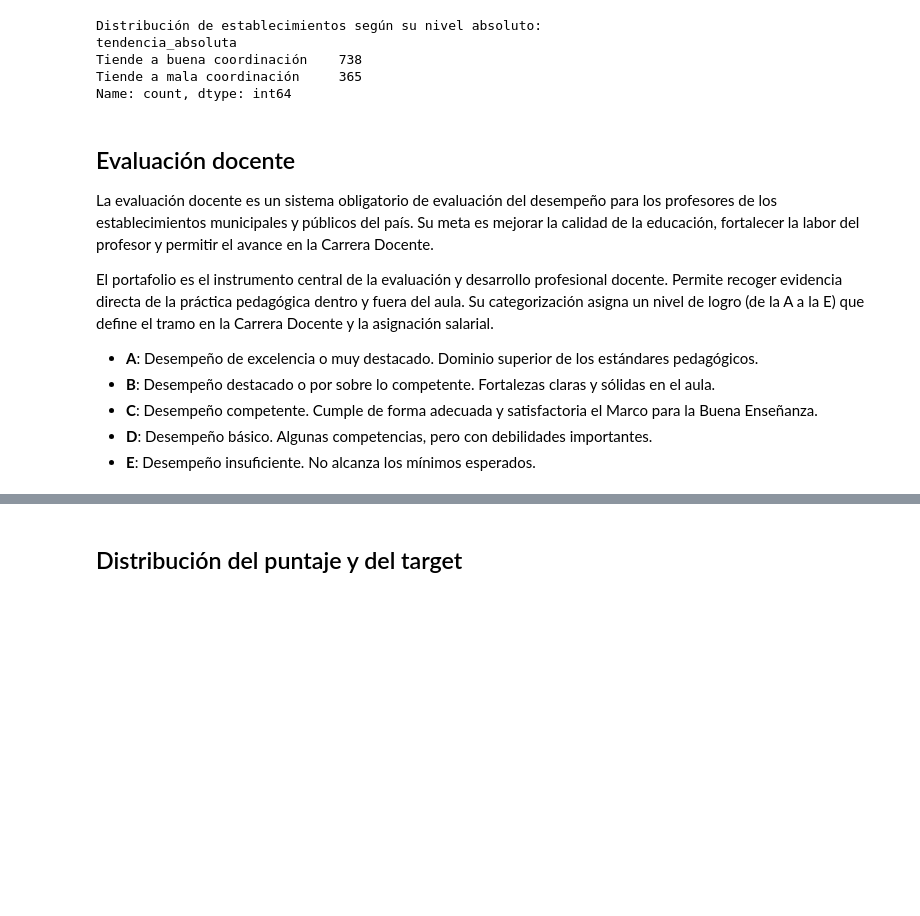
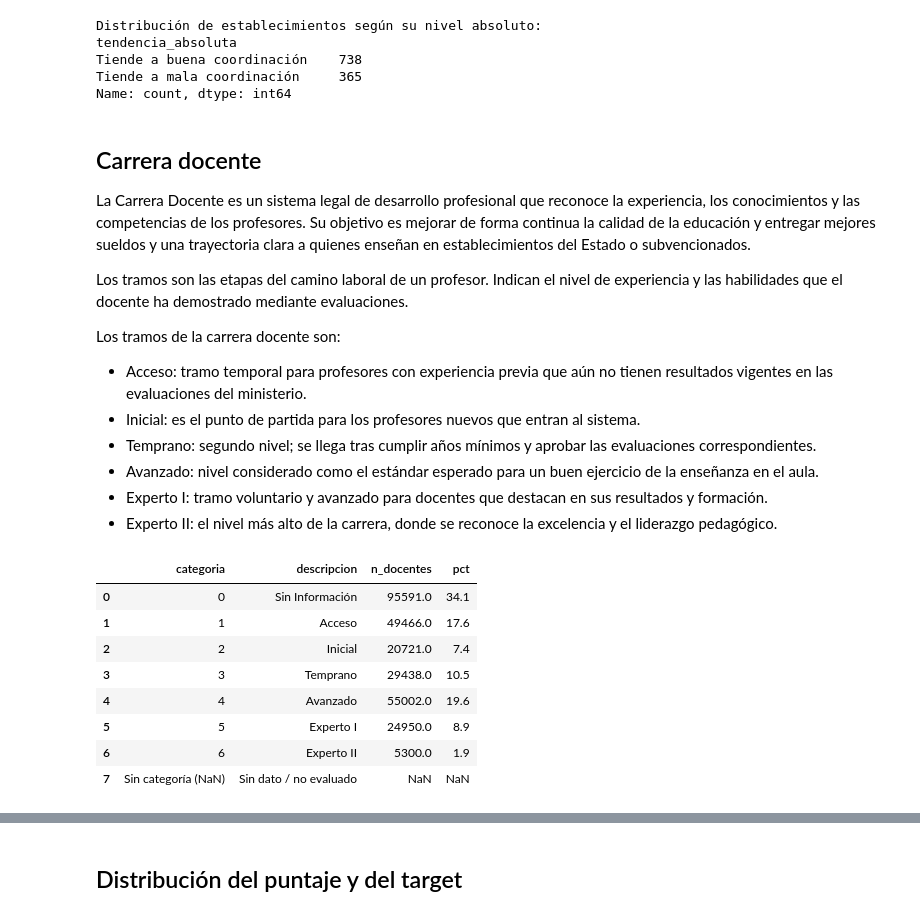
Before and after one commit to vcanalesg/dcc_taller_proyecto_g4, a Jupyter notebook: EDAyPreprocesamiento_01.ipynb, the cells around one changed output, grey strips where cells are left out. Saved outputs shown, nothing was run; the diff lists cells and outputs as text; code cells hidden in the pictures; blank space fills up the shorter version.

```diff
--- a/EDAyPreprocesamiento_01.ipynb
+++ b/EDAyPreprocesamiento_01.ipynb
@@ -1695,38 +1695,54 @@ Tiende a buena coordinación    738
 Tiende a mala coordinación     365
 Name: count, dtype: int64
 # %% [markdown]
-## Evaluación docente
+## Carrera docente
 
-La evaluación docente es un sistema obligatorio de evaluación del desempeño para los profesores de los establecimientos municipales y públicos del país. Su meta es mejorar la calidad de la educación, fortalecer la labor del profesor y permitir el avance en la Carrera Docente.
+La Carrera Docente es un sistema legal de desarrollo profesional que reconoce la experiencia, los conocimientos y las competencias de los profesores. Su objetivo es mejorar de forma continua la calidad de la educación y entregar mejores sueldos y una trayectoria clara a quienes enseñan en establecimientos del Estado o subvencionados.
 
-El portafolio es el instrumento central de la evaluación y desarrollo profesional docente. Permite recoger evidencia directa de la práctica pedagógica dentro y fuera del aula. Su categorización asigna un nivel de logro (de la A a la E) que define el tramo en la Carrera Docente y la asignación salarial.
+Los tramos son las etapas del camino laboral de un profesor. Indican el nivel de experiencia y las habilidades que el docente ha demostrado mediante evaluaciones.
 
-- **A**: Desempeño de excelencia o muy destacado. Dominio superior de los estándares pedagógicos.
-- **B**: Desempeño destacado o por sobre lo competente. Fortalezas claras y sólidas en el aula.
-- **C**: Desempeño competente. Cumple de forma adecuada y satisfactoria el Marco para la Buena Enseñanza.
-- **D**: Desempeño básico. Algunas competencias, pero con debilidades importantes.
-- **E**: Desempeño insuficiente. No alcanza los mínimos esperados.
+Los tramos de la carrera docente son:
+
+- Acceso: tramo temporal para profesores con experiencia previa que aún no tienen resultados vigentes en las evaluaciones del ministerio.
+- Inicial: es el punto de partida para los profesores nuevos que entran al sistema.
+- Temprano: segundo nivel; se llega tras cumplir años mínimos y aprobar las evaluaciones correspondientes.
+- Avanzado: nivel considerado como el estándar esperado para un buen ejercicio de la enseñanza en el aula.
+- Experto I: tramo voluntario y avanzado para docentes que destacan en sus resultados y formación.
+- Experto II: el nivel más alto de la carrera, donde se reconoce la excelencia y el liderazgo pedagógico.
 # %%
-etiquetas_portafolio = {
-    "A": "Excelente / muy destacado",
-    "B": "Destacado",
-    "C": "Competente",
-    "D": "Básico",
-    "E": "Insuficiente",
+etiquetas_tramo_docente = {
+    0: "Sin Información",
+    1: "Acceso",
+    2: "Inicial",
+    3: "Temprano",
+    4: "Avanzado",
+    5: "Experto I",
+    6: "Experto II",
 }
-orden_portafolio = list(etiquetas_portafolio.keys())
 
-dist_portafolio = (
-    eval_docentes["pf_cat_carrera"]
+orden_tramo_docente = list(etiquetas_tramo_docente.keys())
+
+dist_tramo_docente = (
+    carrera_docente["TRAMO_CARR_DOCENTE"]
     .value_counts(dropna=False)
-    .reindex(orden_portafolio + [np.nan])
+    .reindex(orden_tramo_docente + [np.nan])
 )
-dist_portafolio_pct = (dist_portafolio / len(eval_docentes) * 100).round(1)
+dist_tramo_docente_pct = (dist_tramo_docente / len(carrera_docente) * 100).round(1)
 
-tabla_portafolio = pd.DataFrame({
-    "categoria": orden_portafolio + ["Sin categoría (NaN)"],
-    "descripcion": list(etiquetas_portafolio.values()) + ["Sin dato / no evaluado"],
-    "n_docentes": dist_portafolio.values,
-    "pct": dist_portafolio_pct.values,
+tabla_tramo_docente = pd.DataFrame({
+    "categoria": orden_tramo_docente + ["Sin categoría (NaN)"],
+    "descripcion": list(etiquetas_tramo_docente.values()) + ["Sin dato / no evaluado"],
+    "n_docentes": dist_tramo_docente.values,
+    "pct": dist_tramo_docente_pct.values,
 })
-tabla_portafolio
+tabla_tramo_docente
+# %% [output]
+|  | categoria | descripcion | n_docentes | pct |
+| 0 | 0 | Sin Información | 95591.0 | 34.1 |
+| 1 | 1 | Acceso | 49466.0 | 17.6 |
+| 2 | 2 | Inicial | 20721.0 | 7.4 |
+| 3 | 3 | Temprano | 29438.0 | 10.5 |
+| 4 | 4 | Avanzado | 55002.0 | 19.6 |
+| 5 | 5 | Experto I | 24950.0 | 8.9 |
+| 6 | 6 | Experto II | 5300.0 | 1.9 |
+| 7 | Sin categoría (NaN) | Sin dato / no evaluado | NaN | NaN |
```
Also changed, not shown: parts of 14 cells of this notebook, 2 other files.
